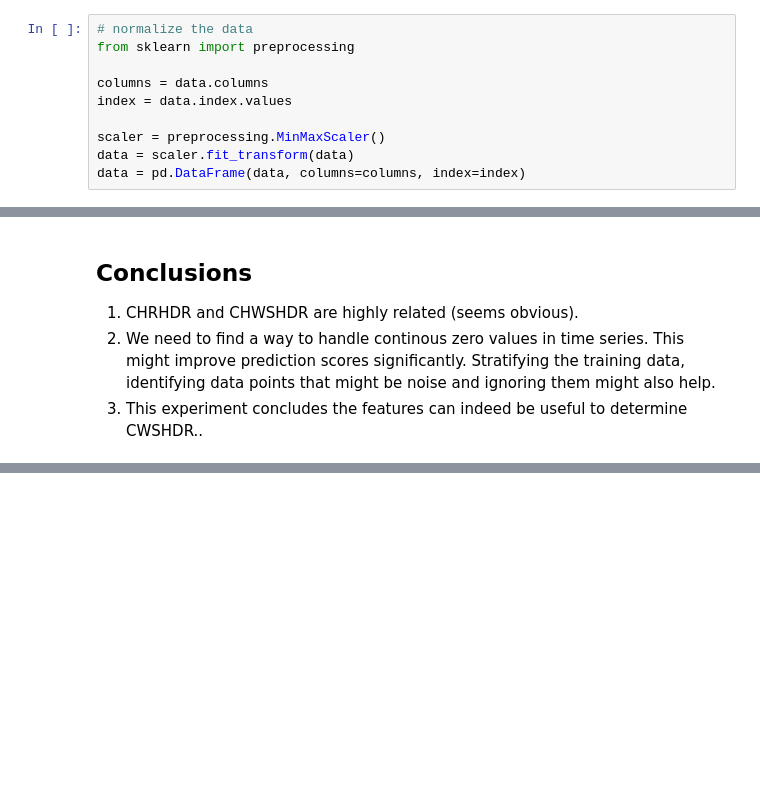
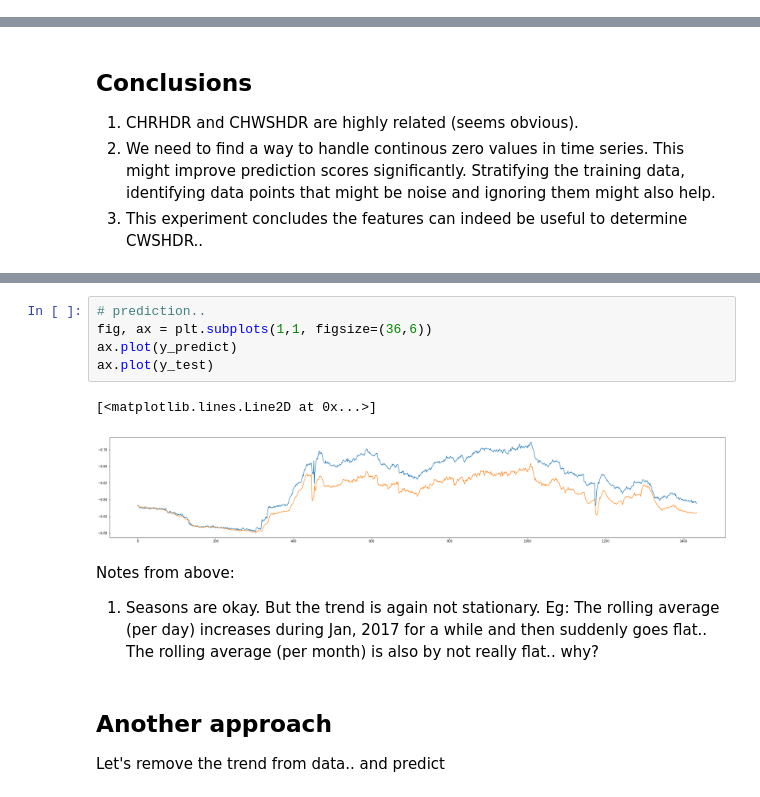
Before and after one commit to MiachelGu/chiller-plants, a Jupyter notebook: notebooks/3. Simple Regression - Insead.ipynb, the cells around one changed output, grey strips where cells are left out. Saved outputs shown, nothing was run; the diff lists cells and outputs as text; blank space fills up the shorter version.

```diff
--- a/notebooks/3. Simple Regression - Insead.ipynb
+++ b/notebooks/3. Simple Regression - Insead.ipynb
@@ -172,13 +156,3 @@ data["hour"] = data.index.hour
 data["minute"] = data.index.minute
 data["hour_sqr"] = data.hour.apply(lambda x: x**2)
 data["minute_sqr"] = data.minute.apply(lambda x: x**2)
-# %%
-# normalize the data
-from sklearn import preprocessing
-
-columns = data.columns
-index = data.index.values
-
-scaler = preprocessing.MinMaxScaler()
-data = scaler.fit_transform(data)
-data = pd.DataFrame(data, columns=columns, index=index)
@@ -374,0 +415,15 @@ print("Error percent: ", error_percentage(y_test, y_predict))  # 5% or 10% error
+# %%
+# prediction..
+fig, ax = plt.subplots(1,1, figsize=(36,6))
+ax.plot(y_predict)
+ax.plot(y_test)
+# %% [output]
+[<matplotlib.lines.Line2D at 0x...>]
+[figure, added]
+# %% [markdown]
+Notes from above:
+
+1. Seasons are okay. But the trend is again not stationary. Eg: The rolling average (per day) increases during Jan, 2017 for a while and then suddenly goes flat.. The rolling average (per month) is also by not really flat.. why?
+# %% [markdown]
+## Another approach
+Let's remove the trend from data.. and predict
```
Also changed, not shown: parts of 26 cells of this notebook.
